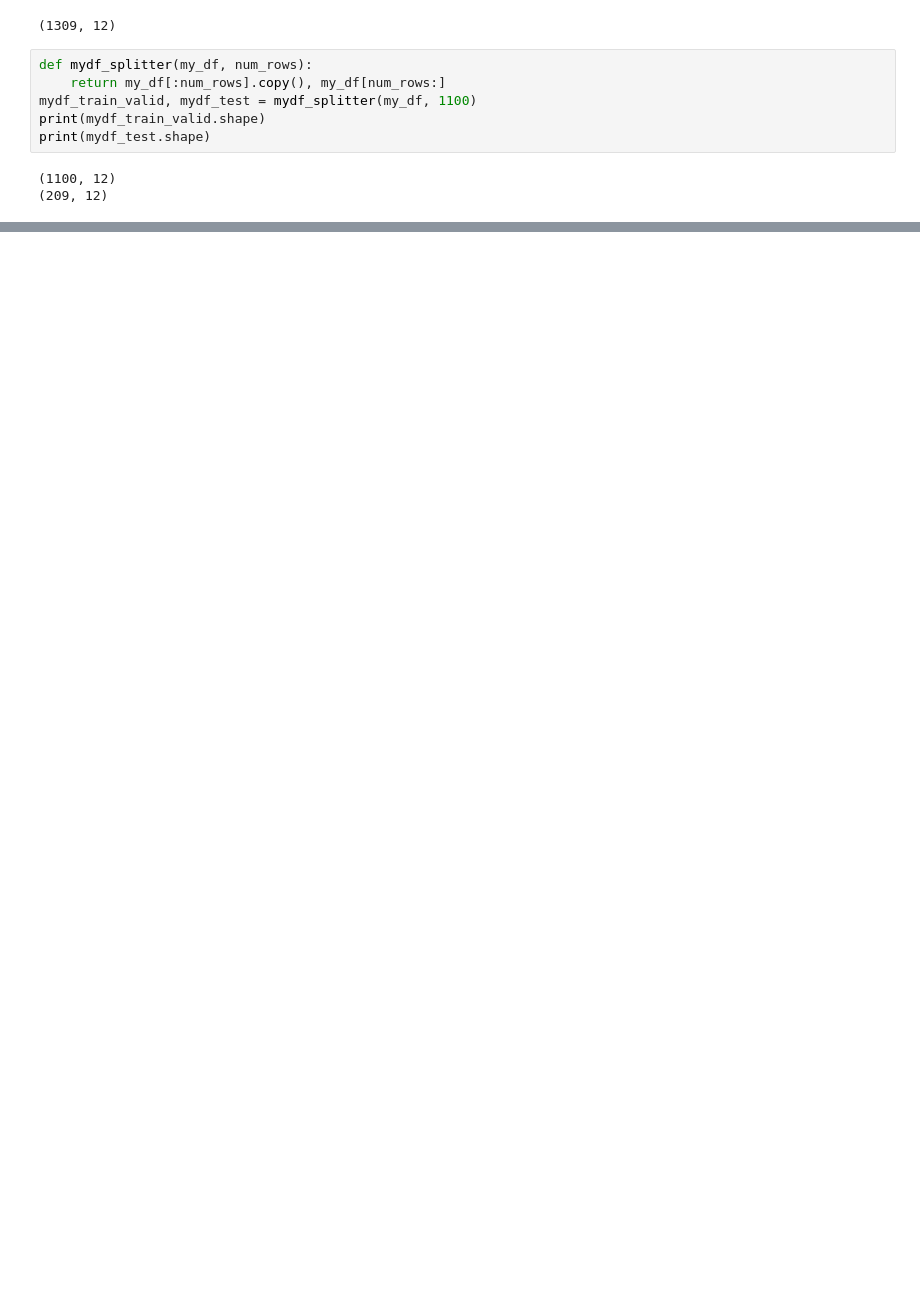
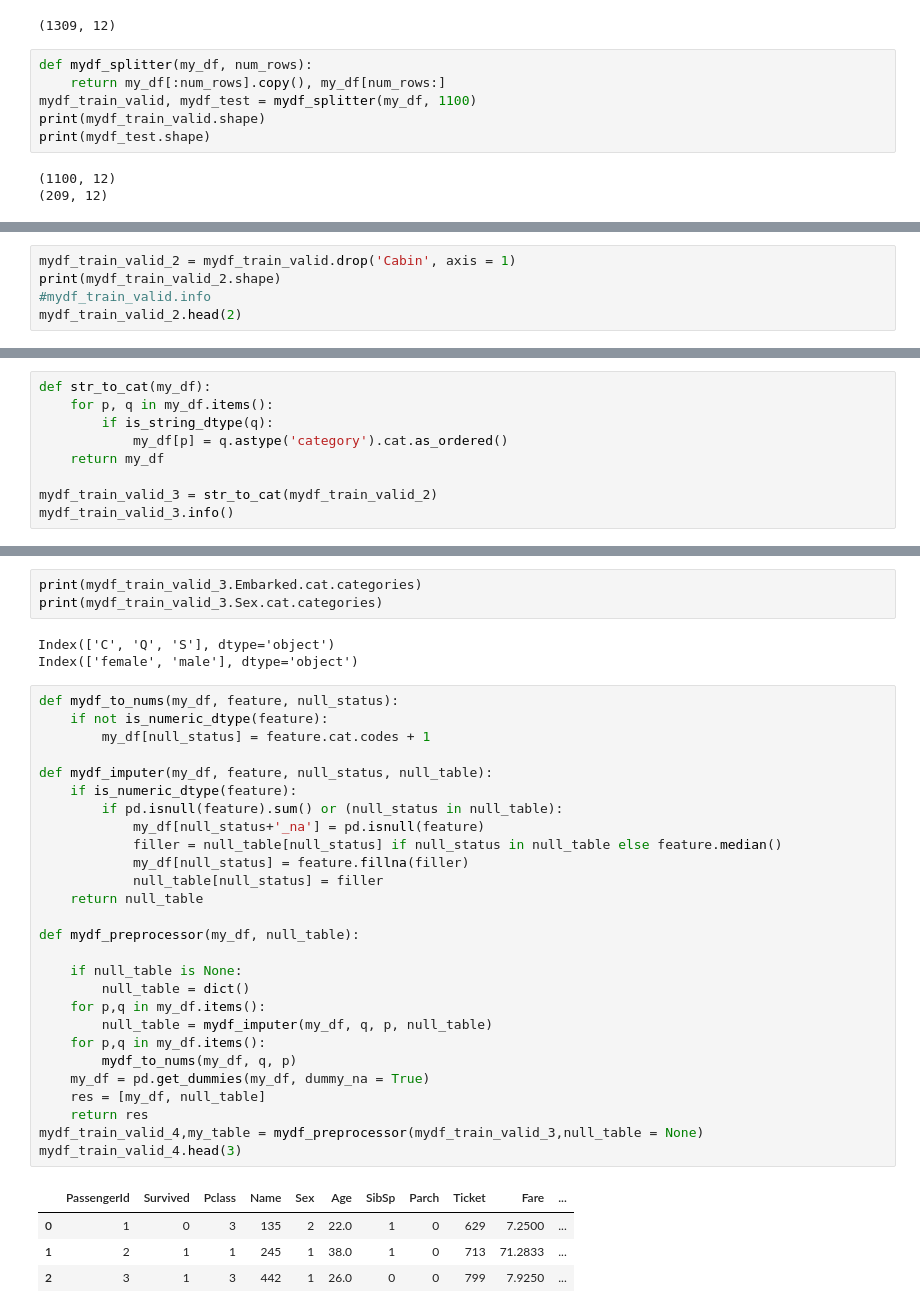
Before and after one commit to luckkyzhou/DataScience6105, a Jupyter notebook: Module3/Module_III_try.ipynb, the cells around one changed output, grey strips where cells are left out. Drawn from its saved outputs; the diff is of its cells as text; blank space fills up the shorter version.

```diff
--- a/Module3/Module_III_try.ipynb
+++ b/Module3/Module_III_try.ipynb
@@ -38,0 +49,5 @@ print(mydf_test.shape)
+# %%
+mydf_train_valid_2 = mydf_train_valid.drop('Cabin', axis = 1)
+print(mydf_train_valid_2.shape)
+#mydf_train_valid.info
+mydf_train_valid_2.head(2)
@@ -38,0 +78,9 @@ print(mydf_test.shape)
+# %%
+def str_to_cat(my_df):
+    for p, q in my_df.items():
+        if is_string_dtype(q):
+            my_df[p] = q.astype('category').cat.as_ordered()
+    return my_df
+
+mydf_train_valid_3 = str_to_cat(mydf_train_valid_2)
+mydf_train_valid_3.info()
@@ -38,0 +104,38 @@ print(mydf_test.shape)
+# %%
+print(mydf_train_valid_3.Embarked.cat.categories)
+print(mydf_train_valid_3.Sex.cat.categories)
+# %% [output]
+Index(['C', 'Q', 'S'], dtype='object')
+Index(['female', 'male'], dtype='object')
+# %%
+def mydf_to_nums(my_df, feature, null_status):
+    if not is_numeric_dtype(feature):
+        my_df[null_status] = feature.cat.codes + 1
+
+def mydf_imputer(my_df, feature, null_status, null_table):
+    if is_numeric_dtype(feature):
+        if pd.isnull(feature).sum() or (null_status in null_table):
+            my_df[null_status+'_na'] = pd.isnull(feature)
+            filler = null_table[null_status] if null_status in null_table else feature.median()
+            my_df[null_status] = feature.fillna(filler)
+            null_table[null_status] = filler
+    return null_table
+
+def mydf_preprocessor(my_df, null_table):
+
+    if null_table is None:
+        null_table = dict()
+    for p,q in my_df.items():
+        null_table = mydf_imputer(my_df, q, p, null_table)
+    for p,q in my_df.items():
+        mydf_to_nums(my_df, q, p)
+    my_df = pd.get_dummies(my_df, dummy_na = True)
+    res = [my_df, null_table]
+    return res
+mydf_train_valid_4,my_table = mydf_preprocessor(mydf_train_valid_3,null_table = None)
+mydf_train_valid_4.head(3)
+# %% [output]
+|  | PassengerId | Survived | Pclass | Name | Sex | Age | SibSp | Parch | Ticket | Fare | ... |
+| 0 | 1 | 0 | 3 | 135 | 2 | 22.0 | 1 | 0 | 629 | 7.2500 | ... |
+| 1 | 2 | 1 | 1 | 245 | 1 | 38.0 | 1 | 0 | 713 | 71.2833 | ... |
+| 2 | 3 | 1 | 3 | 442 | 1 | 26.0 | 0 | 0 | 799 | 7.9250 | ... |
```
Also changed, not shown: parts of 18 cells of this notebook, 1 other file.
